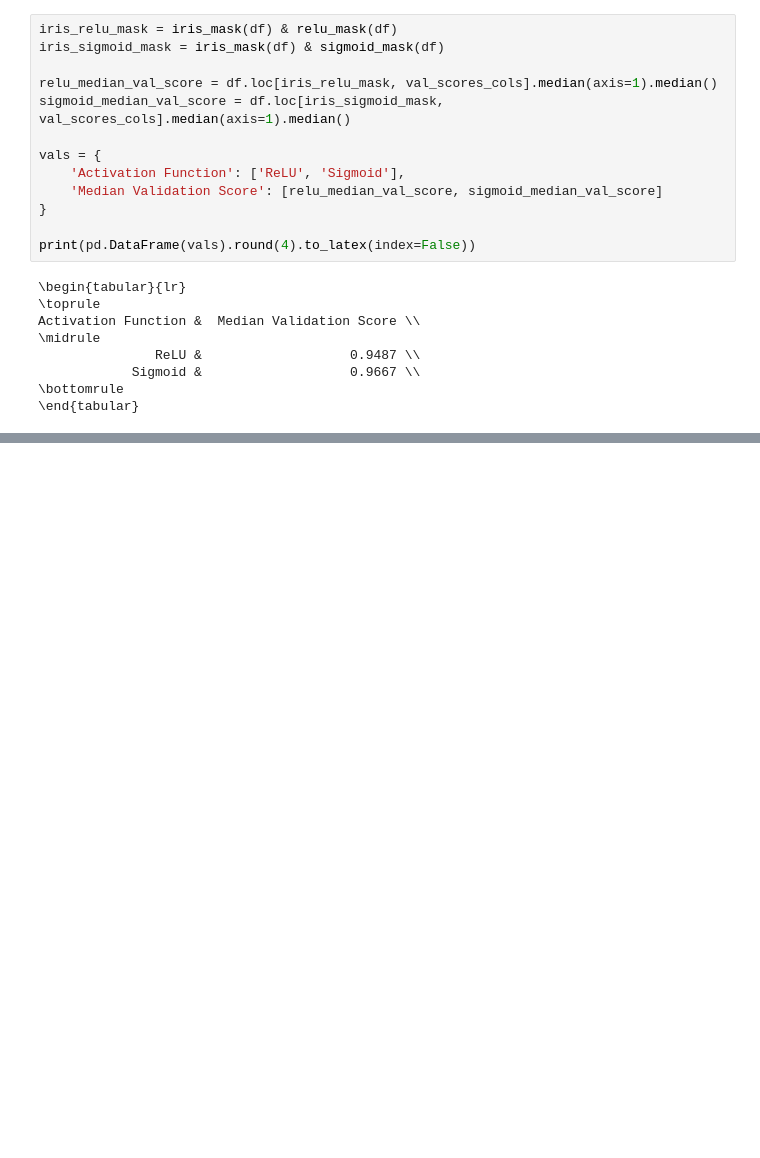
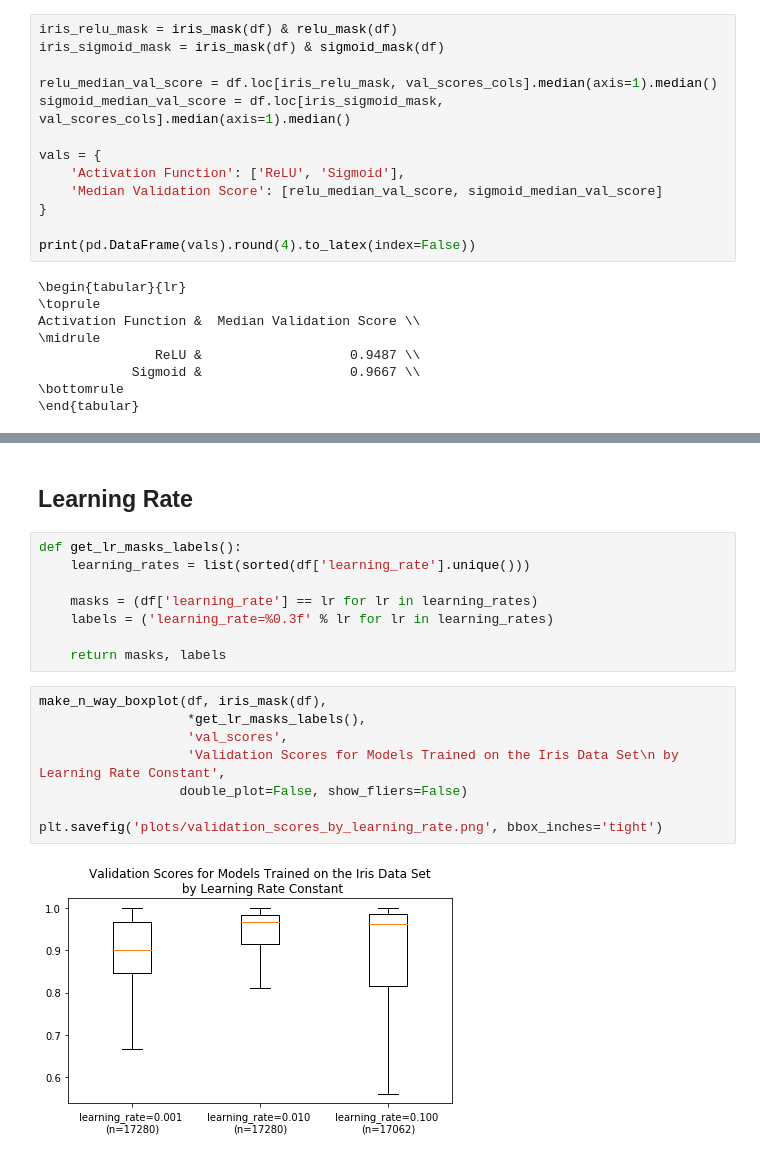
Before and after one commit to AnthonyDickson/Neural-Networks, a Jupyter notebook: notebooks/Figures for the Report.ipynb, the cells around one changed output, grey strips where cells are left out. Saved outputs shown, nothing was run; the diff lists cells and outputs as text; blank space fills up the shorter version.

```diff
--- a/notebooks/Figures for the Report.ipynb
+++ b/notebooks/Figures for the Report.ipynb
@@ -380,0 +402,20 @@ fig.savefig('plots/validation_scores_by_activation_func.png', bbox_inches='tight
+# %% [markdown]
+## Learning Rate
+# %%
+def get_lr_masks_labels():
+    learning_rates = list(sorted(df['learning_rate'].unique()))
+
+    masks = (df['learning_rate'] == lr for lr in learning_rates)
+    labels = ('learning_rate=%0.3f' % lr for lr in learning_rates)
+
+    return masks, labels
+# %%
+make_n_way_boxplot(df, iris_mask(df),
+                   *get_lr_masks_labels(),
+                   'val_scores',
+                   'Validation Scores for Models Trained on the Iris Data Set\n by Learning Rate Constant',
+                  double_plot=False, show_fliers=False)
+
+plt.savefig('plots/validation_scores_by_learning_rate.png', bbox_inches='tight')
+# %% [output]
+[figure, added]
```
Also changed, not shown: parts of 7 cells of this notebook, 2 other files.
